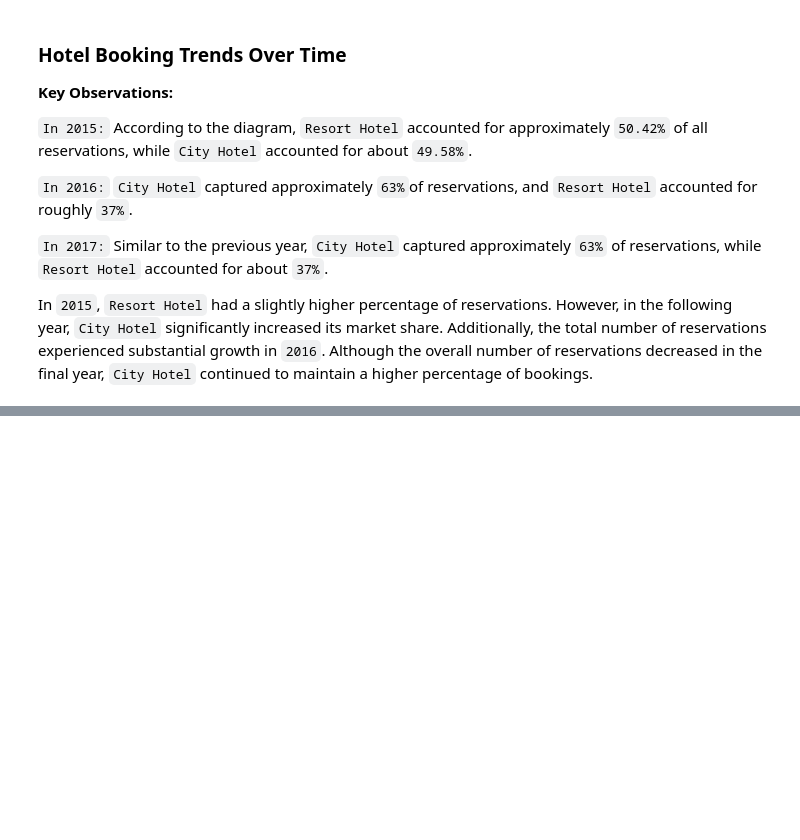
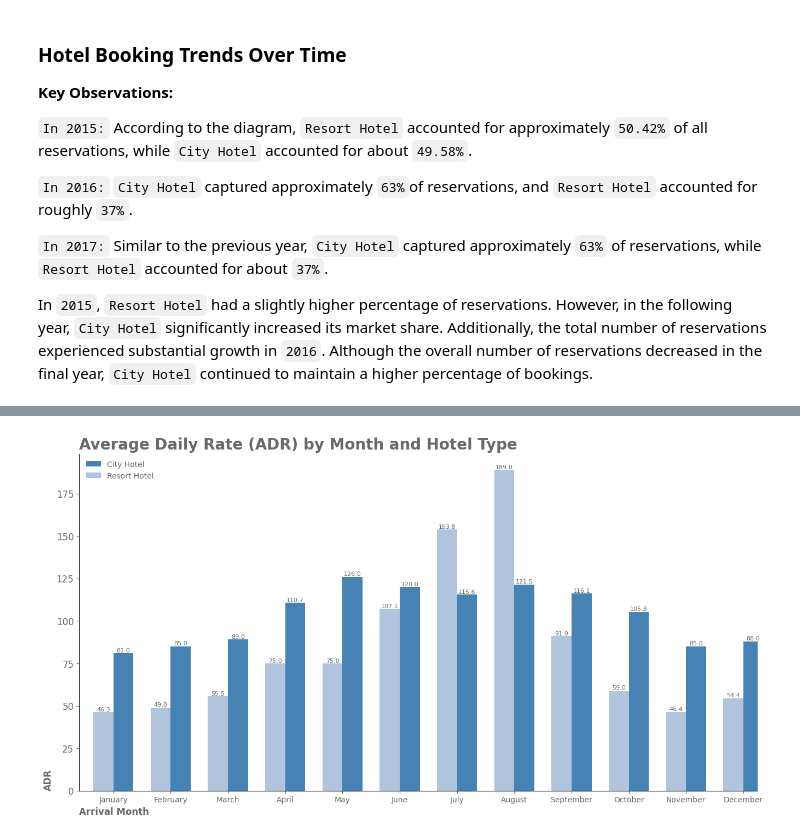
Before and after one commit to AliMSHGH/Hotel-_Bookings_Analysis, a Jupyter notebook: Hotel-_Bookings_Analysis.ipynb, the cells around one changed output, grey strips where cells are left out. Cells and saved outputs as stored; diff of their text form; code cells hidden in the pictures; blank space fills up the shorter version.

```diff
--- a/Hotel-_Bookings_Analysis.ipynb
+++ b/Hotel-_Bookings_Analysis.ipynb
@@ -917,0 +920,4 @@ Although the overall number of reservations decreased in the final year, ``City
+# %%
+City_hotel_05= df[df["hotel"] == 'City Hotel']
+City_hotel_adr_month=City_hotel_05.groupby('arrival_date_month',as_index=False,observed=False)['adr'].median()
+City_hotel_adr_month.sort_values('arrival_date_month')
@@ -917,0 +938,4 @@ Although the overall number of reservations decreased in the final year, ``City
+# %%
+Resort_Hotel_hotel_05= df[df["hotel"] == 'Resort Hotel']
+Resort_Hotel_adr_month=Resort_Hotel_hotel_05.groupby('arrival_date_month',as_index=False,observed=False)['adr'].median()
+Resort_Hotel_adr_month.sort_values('arrival_date_month')
@@ -917,0 +956,32 @@ Although the overall number of reservations decreased in the final year, ``City
+# %%
+fig, ax = plt.subplots(figsize=(16,8))
+
+bar_width = 0.35
+
+City_hotel_adr_month.plot(kind='bar', x='arrival_date_month', y='adr', ax=ax, position=0, width=bar_width, color='#4682B4', label='City Hotel')
+
+Resort_Hotel_adr_month.plot(kind='bar', x='arrival_date_month', y='adr', ax=ax, position=1, width=bar_width, color='#B0C4DE', label='Resort Hotel')
+
+labels_01 =['January', 'February', 'March', 'April', 'May', 'June', 'July', 'August', 'September', 'October', 'November', 'December']
+
+for i in ax.containers:
+ ax.bar_label(i,fmt=lambda i: f'{i :1.1f}',color='#696969', fontsize=8)
+
+ax.spines[["right", "top"]].set_visible(False)
+
+ax.tick_params(axis="x", colors='#696969', labelsize="large")
+ax.tick_params(axis="y", colors='#696969', labelsize="large")
+
+ax.set_xticks(range(0, 12), labels_01,rotation=0,fontsize=10)
+
+ax.set_xlabel('Arrival Month',loc="left", weight="bold", fontsize=12, color="#696969")
+
+ax.set_ylabel('ADR',loc="bottom", weight="bold",fontsize=12 ,color="#696969")
+
+ax.set_title('Average Daily Rate (ADR) by Month and Hotel Type', weight="bold",color='#696969', fontsize=20,loc="left")
+
+ax.legend(frameon=False,loc='upper left',labelcolor='#696969')
+
+plt.show()
+# %% [output]
+[figure, added]
```
Also changed, not shown: parts of 7 cells of this notebook.
